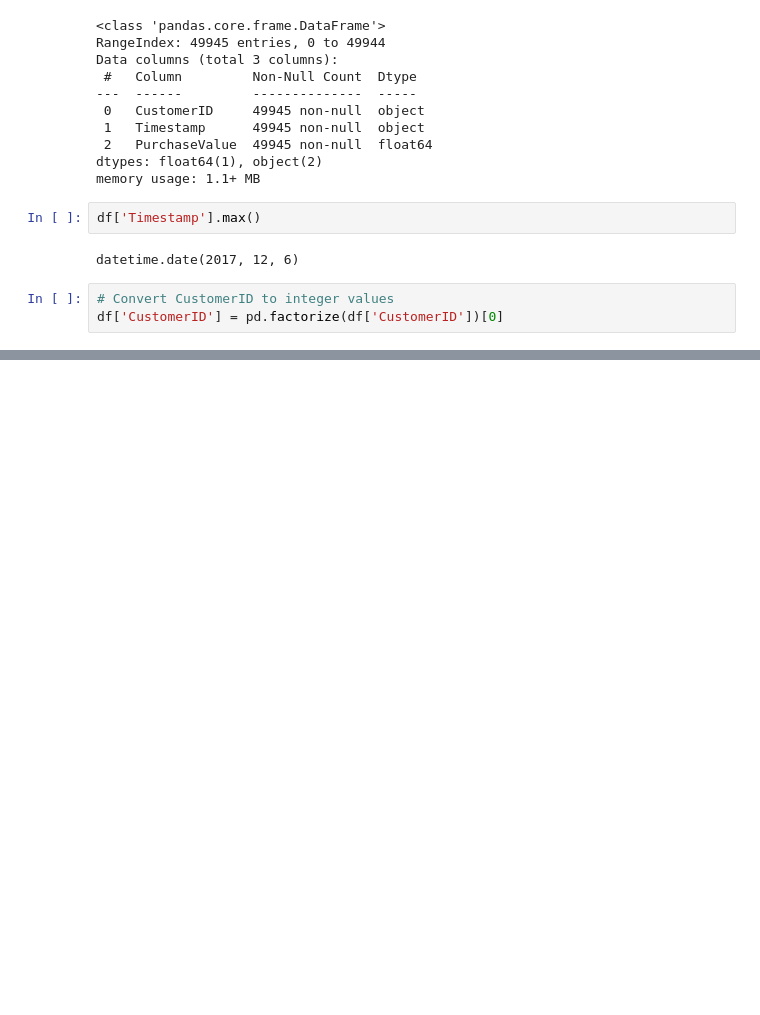
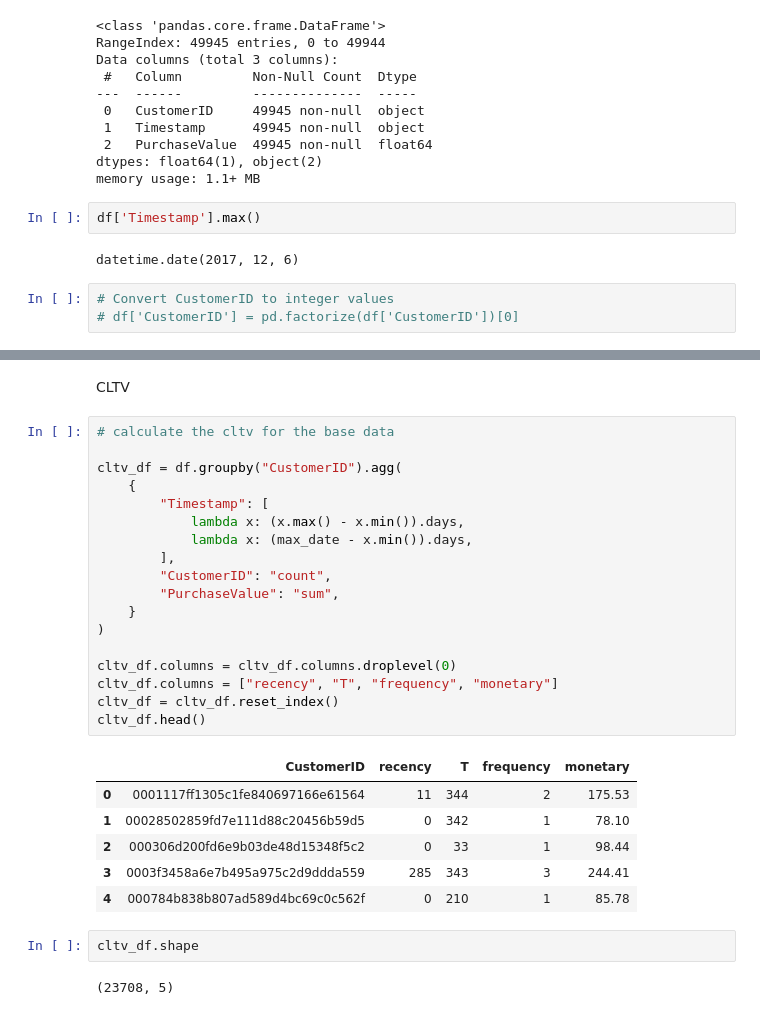
Before and after one commit to pradeepvaranasi/ecommerce_clv, a Jupyter notebook: ecommerce_clv_lifetimes.ipynb, the cells around one changed output, grey strips where cells are left out. Drawn from its saved outputs; the diff is of its cells as text; blank space fills up the shorter version.

```diff
--- a/ecommerce_clv_lifetimes.ipynb
+++ b/ecommerce_clv_lifetimes.ipynb
@@ -150,4 +160,4 @@ df['Timestamp'].max()
 datetime.date(2017, 12, 6)
 # %%
 # Convert CustomerID to integer values
-df['CustomerID'] = pd.factorize(df['CustomerID'])[0]
+# df['CustomerID'] = pd.factorize(df['CustomerID'])[0]
@@ -168,0 +182,31 @@ TypeError: summary_data_from_transaction_data() missing 1 required positional ar
+# %% [markdown]
+CLTV
+# %%
+# calculate the cltv for the base data
+
+cltv_df = df.groupby("CustomerID").agg(
+    {
+        "Timestamp": [
+            lambda x: (x.max() - x.min()).days,
+            lambda x: (max_date - x.min()).days,
+        ],
+        "CustomerID": "count",
+        "PurchaseValue": "sum",
+    }
+)
+
+cltv_df.columns = cltv_df.columns.droplevel(0)
+cltv_df.columns = ["recency", "T", "frequency", "monetary"]
+cltv_df = cltv_df.reset_index()
+cltv_df.head()
+# %% [output]
+|  | CustomerID | recency | T | frequency | monetary |
+| 0 | 0001117ff1305c1fe840697166e61564 | 11 | 344 | 2 | 175.53 |
+| 1 | 00028502859fd7e111d88c20456b59d5 | 0 | 342 | 1 | 78.10 |
+| 2 | 000306d200fd6e9b03de48d15348f5c2 | 0 | 33 | 1 | 98.44 |
+| 3 | 0003f3458a6e7b495a975c2d9ddda559 | 285 | 343 | 3 | 244.41 |
+| 4 | 000784b838b807ad589d4bc69c0c562f | 0 | 210 | 1 | 85.78 |
+# %%
+cltv_df.shape
+# %% [output]
+(23708, 5)
```
Also changed, not shown: parts of 13 cells of this notebook.
